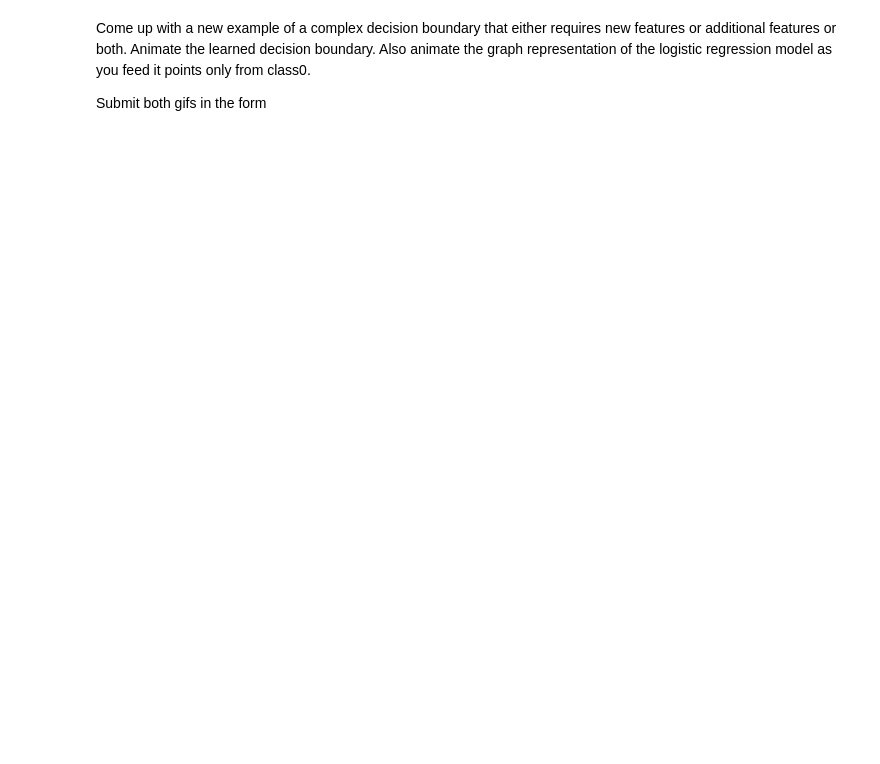
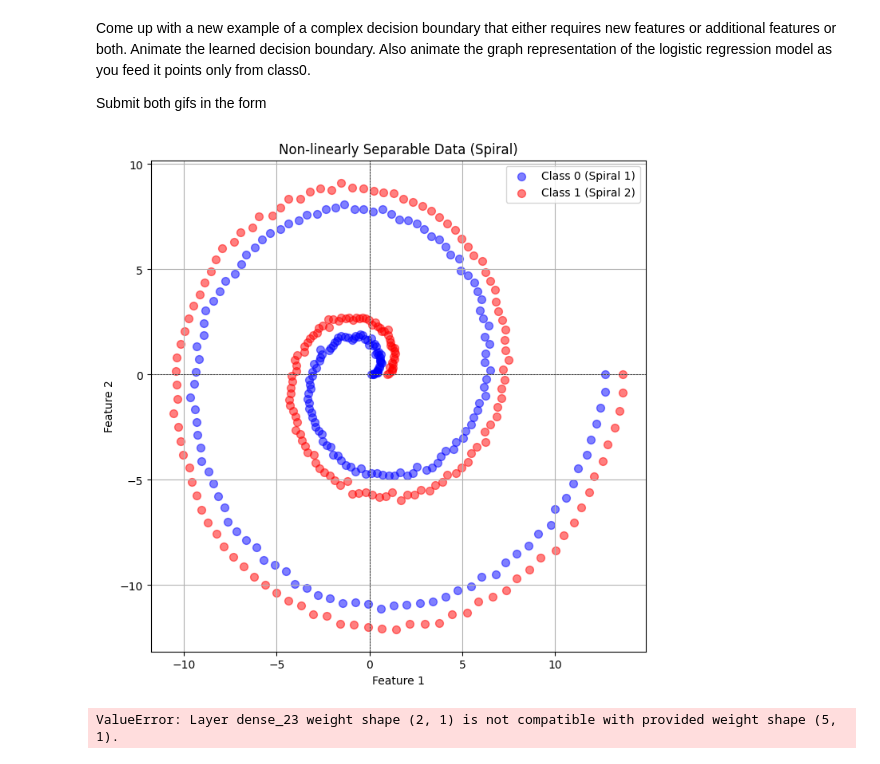
Before and after one commit to gallettilance/CS506-Fall2024, a Jupyter notebook: lecture_18/worksheet_18.ipynb, the cells around one changed output. Cells and saved outputs as stored; diff of their text form; code cells hidden in the pictures; blank space fills up the shorter version.

```diff
--- a/lecture_18/worksheet_18.ipynb
+++ b/lecture_18/worksheet_18.ipynb
@@ -406,3 +502,44 @@ model.compile(loss="binary_crossentropy")
 Come up with a new example of a complex decision boundary that either requires new features or additional features or both. Animate the learned decision boundary. Also animate the graph representation of the logistic regression model as you feed it points only from class0.
 
 Submit both gifs in the form
+# %%
+# 데이터 생성 (예: 나선형 데이터)
+np.random.seed(0)
+num_points = 200
+
+# 클래스 0: 나선형 형태
+theta0 = np.linspace(0, 4 * np.pi, num_points)
+r0 = theta0 + np.random.normal(0, 0.1, num_points)
+x0 = r0 * np.cos(theta0)
+y0 = r0 * np.sin(theta0)
+
+# 클래스 1: 나선형 형태
+theta1 = np.linspace(0, 4 * np.pi, num_points)
+r1 = theta1 + 1 + np.random.normal(0, 0.1, num_points)
+x1 = r1 * np.cos(theta1)
+y1 = r1 * np.sin(theta1)
+
+# 데이터 결합
+X = np.vstack((np.column_stack((x0, y0)), np.column_stack((x1, y1))))
+Y = np.array([0] * num_points + [1] * num_points)
+
+# 시각화
+plt.figure(figsize=(8, 8))
+plt.scatter(X[Y == 0][:, 0], X[Y == 0][:, 1], color='blue', s=50, alpha=0.5, label='Class 0 (Spiral 1)')
+plt.scatter(X[Y == 1][:, 0], X[Y == 1][:, 1], color='red', s=50, alpha=0.5, label='Class 1 (Spiral 2)')
+plt.title('Non-linearly Separable Data (Spiral)')
+plt.xlabel('Feature 1')
+plt.ylabel('Feature 2')
+plt.axhline(0, color='black', lw=0.5, ls='--')
+plt.axvline(0, color='black', lw=0.5, ls='--')
+plt.grid()
+plt.legend()
+plt.show()
+# %% [output]
+[figure, added]
+# %%
+obj = DenseGraph(model)
+obj.render('spiral_lr_graph')
+obj.animate_activations(X, 'spiral_lr_graph_activations', duration=100)
+# %% [output]
+ValueError: Layer dense_23 weight shape (2, 1) is not compatible with provided weight shape (5, 1).
```
Also changed, not shown: parts of 9 cells of this notebook, 5 other files.
